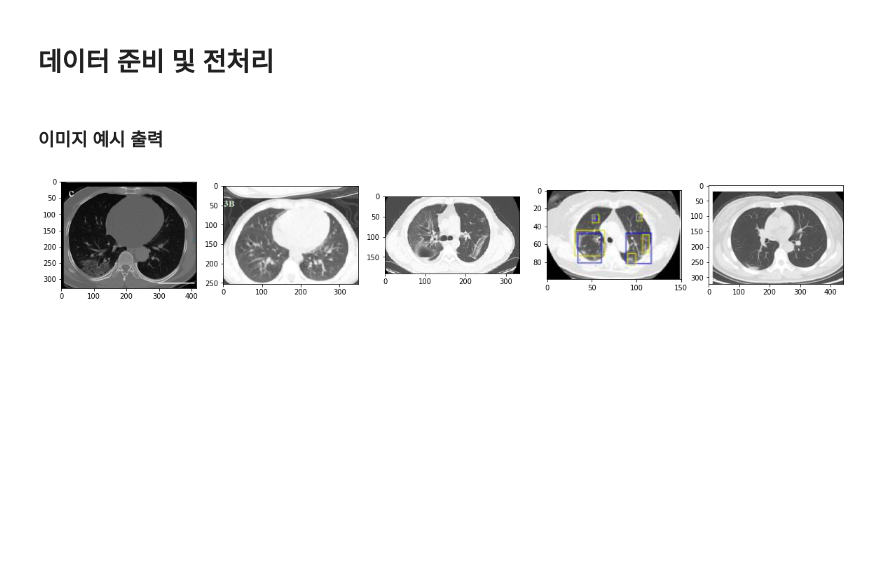
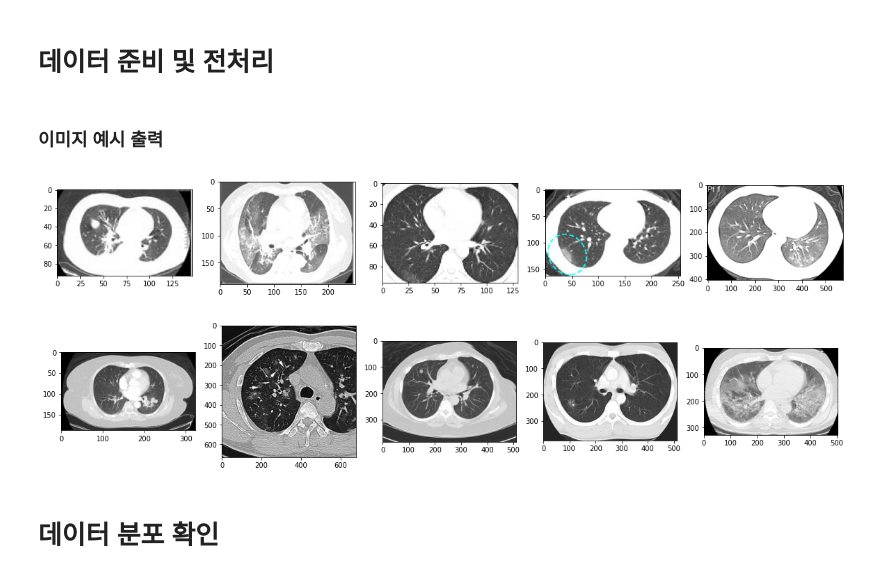
Before and after one commit to WhiteHum/Medical-AI-Deep-Learning-Drug-Toxicitiy-Prediction-, a Jupyter notebook: 06_Covid_CT_image_classification.ipynb, the cells around one changed output. Saved outputs shown, nothing was run; the diff lists cells and outputs as text; code cells hidden in the pictures; blank space fills up the shorter version.

```diff
--- a/06_Covid_CT_image_classification.ipynb
+++ b/06_Covid_CT_image_classification.ipynb
@@ -30,7 +30,7 @@ Archive:  /content/drive/MyDrive/패스트캠퍼스/Part2/P
   inflating: Covid_Dataset/Covid_Valid/0_CT_NonCOVID/25_2.jpg
   inflating: __MACOSX/Covid_Dataset/Covid_Valid/0_CT_NonCOVID/._25_2.jpg
 # %%
-root_dir = '/content/Covid_Dataset'
+root_dir = '/content/Covid_Dataset/'
 # %% [markdown]
 # **데이터 준비 및 전처리**
 # %% [markdown]
@@ -56,4 +56,23 @@ for i, image in enumerate(covid_images) :
   plt.subplot(len(covid_images) / columns + 1, columns, i +1)
   plt.imshow(image)
 # %% [output]
-[figure, old version]
+[figure, new version]
+# %%
+# Train data의 Non-COVID 데이터 랜덤하게 5개 확인하기 (데이터 확인용)
+
+covid_train_path = os.path.join(root_dir, 'Covid_Train', '0_CT_NonCOVID')
+
+covid_files = [os.path.join(covid_train_path, x) for x in os.listdir(covid_train_path)]
+covid_images = [cv2.imread(x) for x in random.sample(covid_files, 5)]
+
+# 이미지를 어떤 사이즈로 보여줄 것인지, 몇 열로 보여줄 것인지 설정하는 곳
+plt.figure(figsize = (20, 10))
+columns = 5
+
+for i, image in enumerate(covid_images) :
+  plt.subplot(len(covid_images) / columns + 1, columns, i +1)
+  plt.imshow(image)
+# %% [output]
+[figure, added]
+# %% [markdown]
+# **데이터 분포 확인**
```
Also changed, not shown: parts of 38 cells of this notebook.
